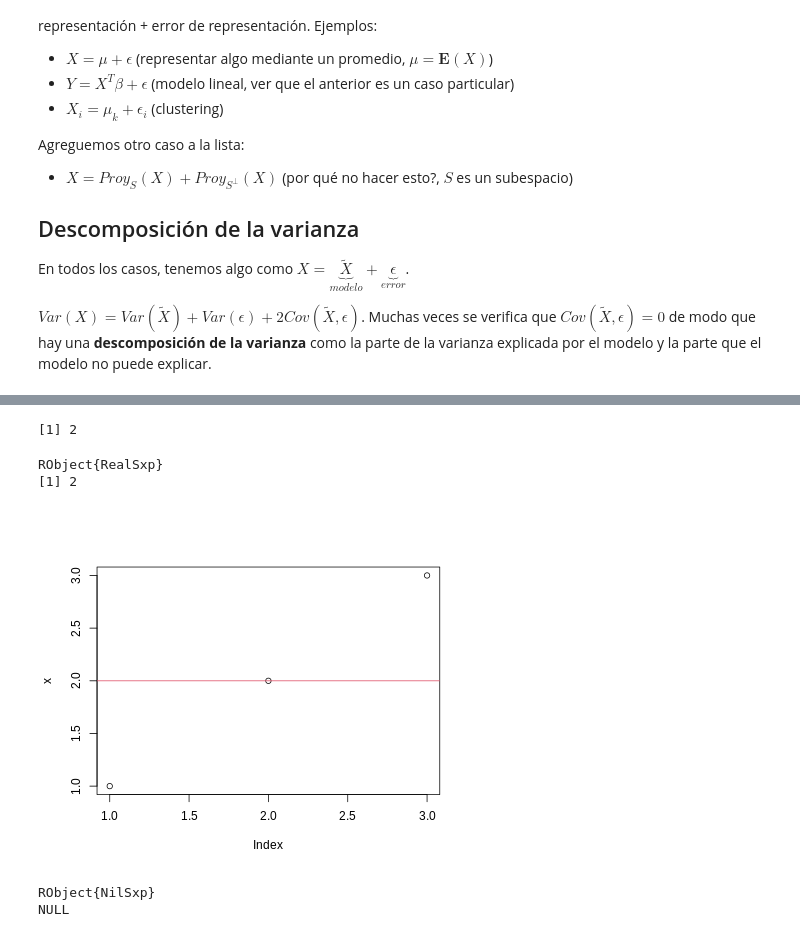
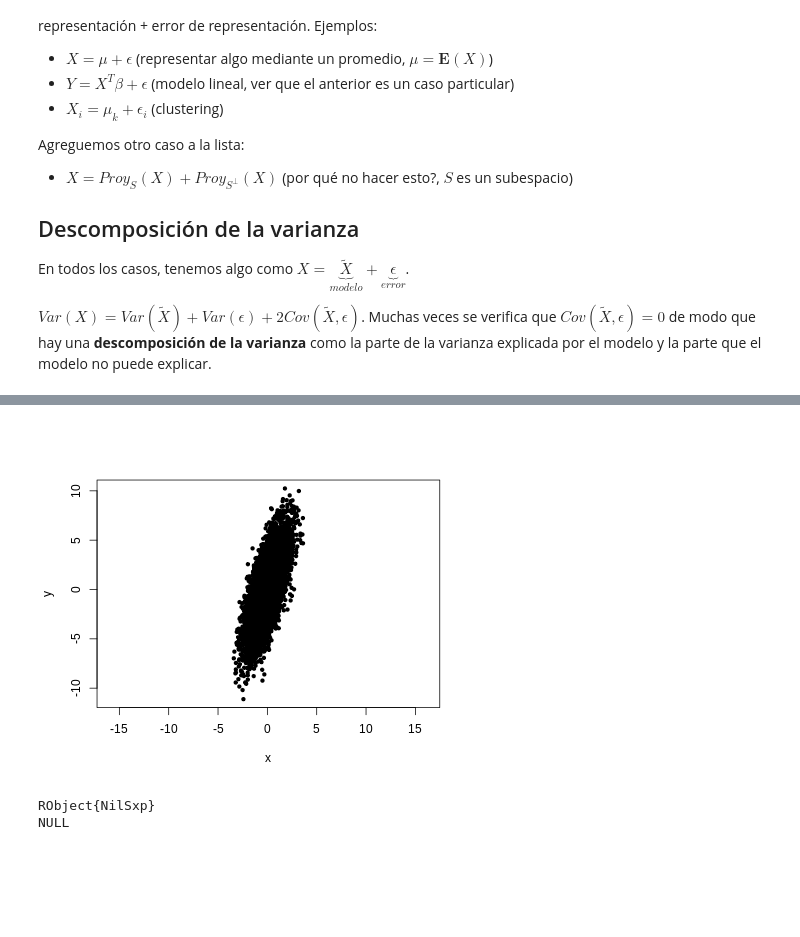
Before and after one commit to diegoax/ALNAE-2026, a Jupyter notebook: Notebooks/clase07_ALNAE_2026.ipynb, the cells around one changed output, grey strips where cells are left out. Drawn from its saved outputs; the diff is of its cells as text; code cells hidden in the pictures; blank space fills up the shorter version.

```diff
--- a/Notebooks/clase07_ALNAE_2026.ipynb
+++ b/Notebooks/clase07_ALNAE_2026.ipynb
@@ -374,18 +374,18 @@ using RCall
 │  └ @ Base loading.jl:2596
 └
 [ Info: Precompiling RCall [6f49c342-dc21-5d91-9882-a32aef131414]
-# %%
-R"x <- c(1, 2, 3); print(mean(x))"
-# %% [output]
-[1] 2
-RObject{RealSxp}
-[1] 2
-# %%
-R"
-plot(x)
-abline(h = mean(x), col = 2)
-"
-# %% [output]
-[figure, removed]
-RObject{NilSxp}
-NULL
+# %%
+R"
+n <- 10000
+set.seed(1234)
+x <- rnorm(n)
+x <- x - mean(x)
+y <- 2*x + rnorm(n, sd = 2)
+y <- y - mean(y)
+
+plot(x,y, pch = 20, asp = 1)
+"
+# %% [output]
+[figure, added]
+RObject{NilSxp}
+NULL
```
Also changed, not shown: parts of 2 cells of this notebook.
